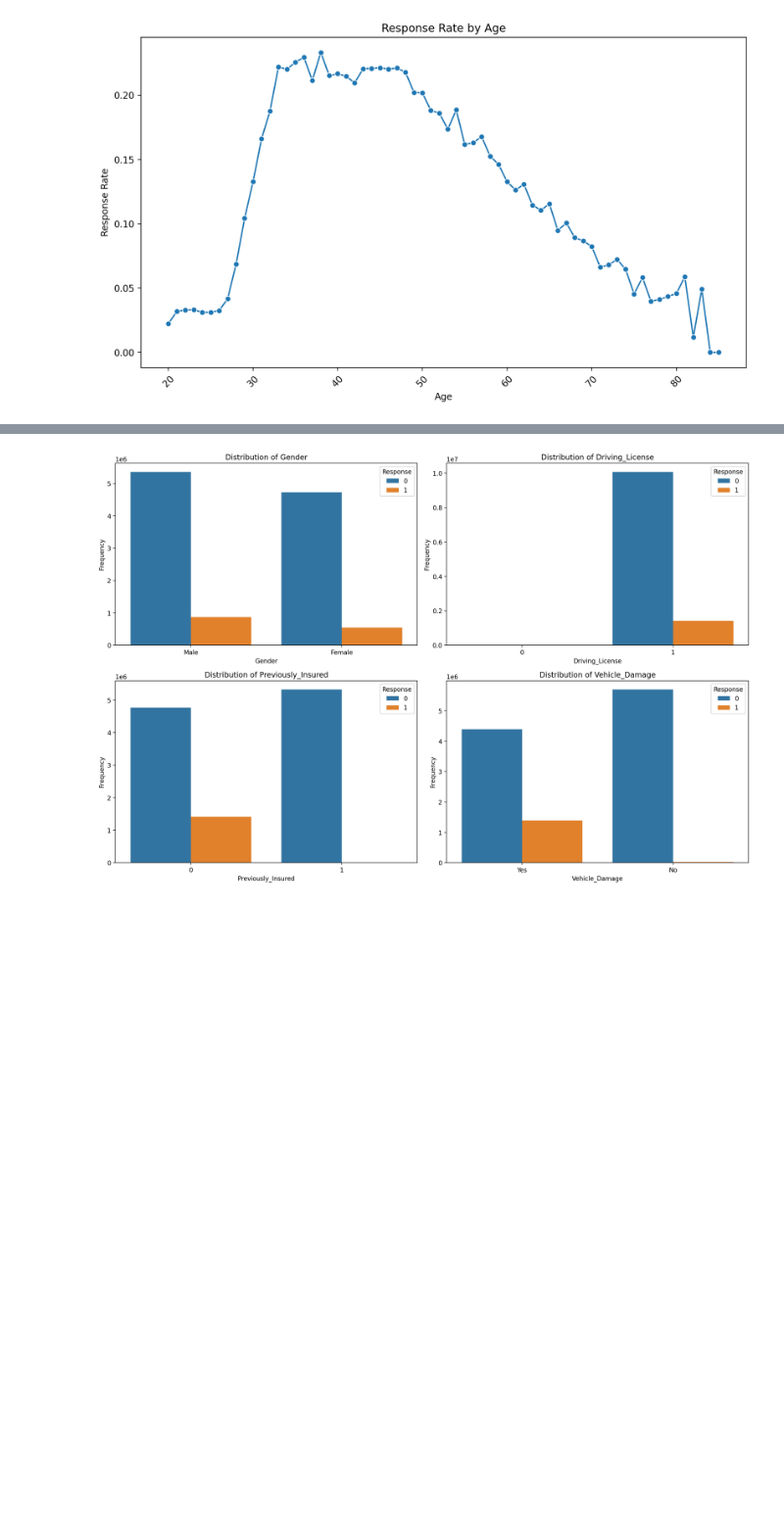
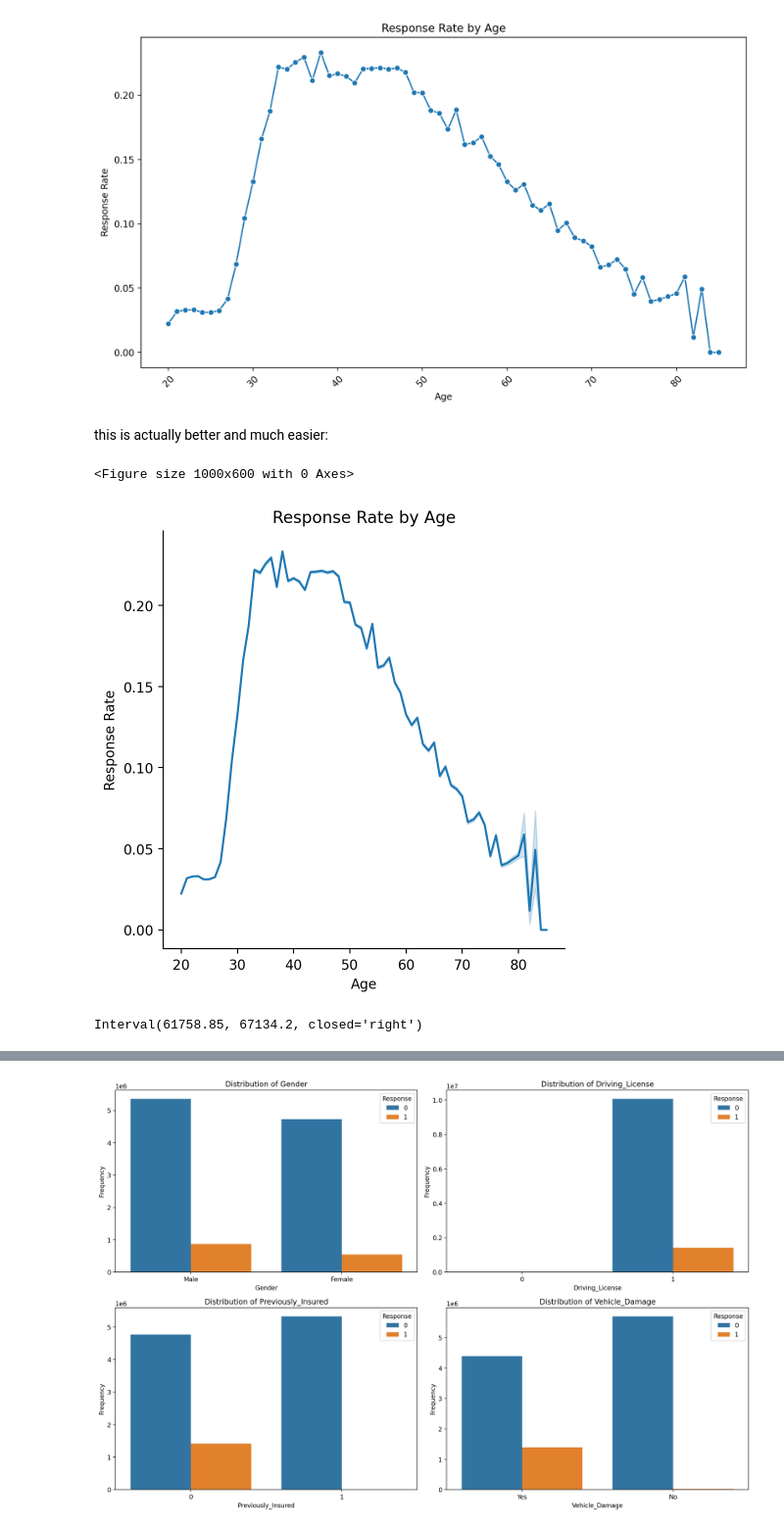
Before and after one commit to sailormarc/insurance-cross-selling, a Jupyter notebook: code/EDA.ipynb, the cells around one changed output, grey strips where cells are left out. Shown at 98% size. Drawn from its saved outputs; the diff is of its cells as text; code cells hidden in the pictures; blank space fills up the shorter version.

```diff
--- a/code/EDA.ipynb
+++ b/code/EDA.ipynb
@@ -376,3 +385,21 @@ plt.tight_layout()
 plt.show()
 # %% [output]
 [figure]
+# %% [markdown]
+this is actually better and much easier:
+# %%
+plt.figure(figsize=(10, 6))
+sns.relplot(x="Age", y="Response", data=df, kind="line", errorbar = 'se')
+
+plt.title('Response Rate by Age')
+plt.xlabel('Age')
+plt.ylabel('Response Rate')
+
+plt.show()
+# %% [output]
+<Figure size 1000x600 with 0 Axes>
+[figure, added]
+# %%
+df['Annual_Premium_Binned'][0]
+# %% [output]
+Interval(61758.85, 67134.2, closed='right')
```
Also changed, not shown: parts of 23 cells of this notebook, 1 other file.
